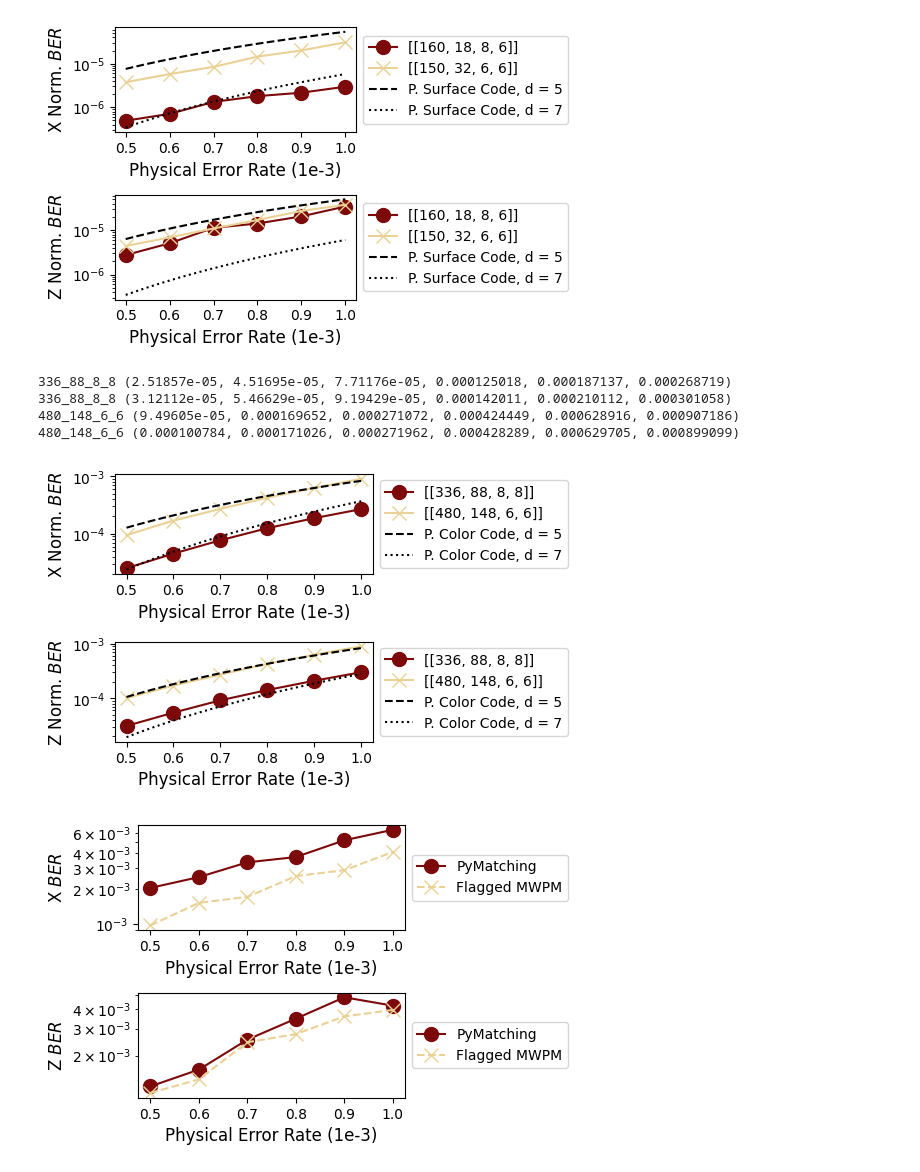
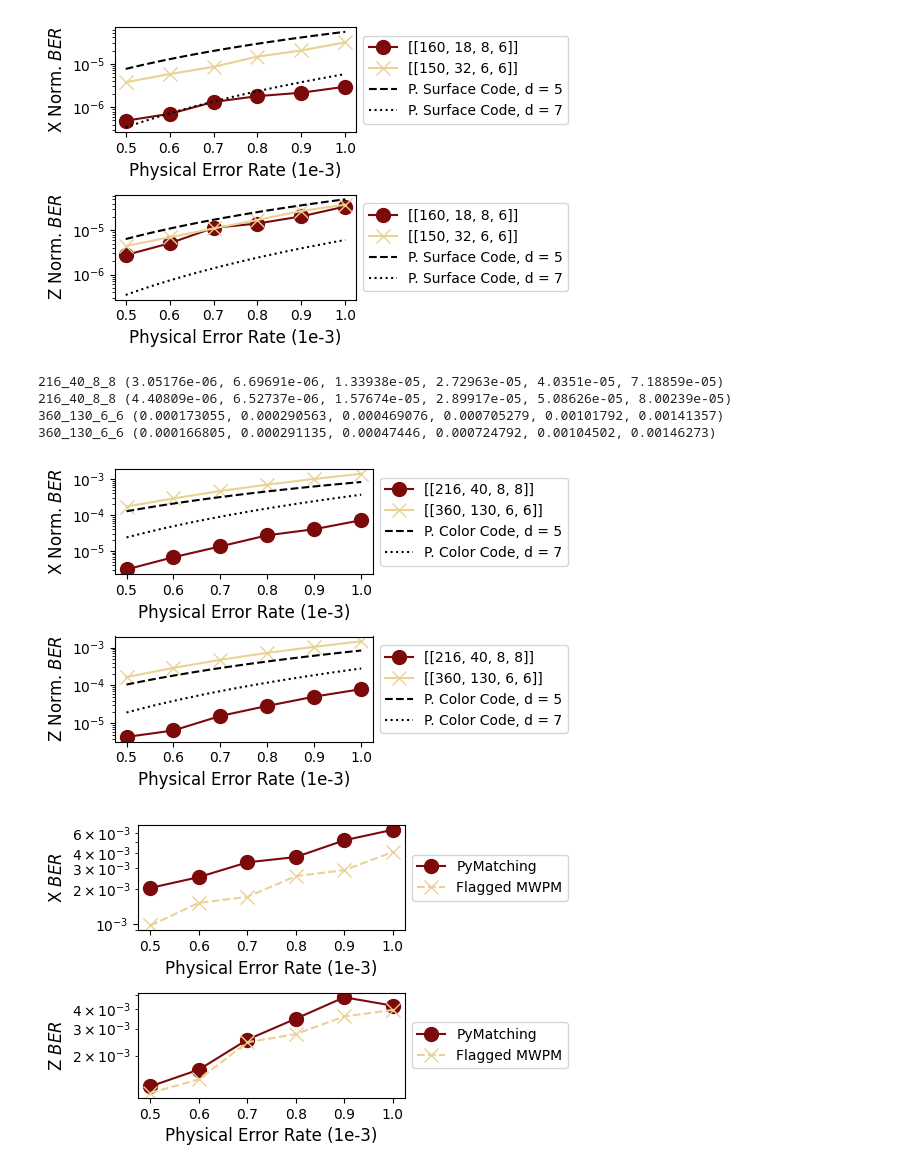
Before and after one commit to suhaskvittal/qontra, a Jupyter notebook: scripts/protean/plots.ipynb, the cells around one changed output. Cells and saved outputs as stored; diff of their text form; code cells hidden in the pictures.

```diff
--- a/scripts/protean/plots.ipynb
+++ b/scripts/protean/plots.ipynb
@@ -354,7 +355,7 @@ def add_cc_data_to_ax(ax, mem):
     for (i,d) in enumerate([5, 7]):
         x, y = get_hexcc_error_rates(d, mem)
         x = [1000*_x for _x in x]
-        plot_error_rate_curve(ax, x, y, markers[i], 'k', 5, f'C, d = {d}')
+        plot_error_rate_curve(ax, x, y, markers[i], 'k', 5, f'P. Color Code, d = {d}')
 #        ax.plot(x, y, markers[i], color='k', ms=5, label=f'CC, d = {d}')
 
 
@@ -399,34 +400,34 @@ plt.savefig('plots/figure_17.pdf', bbox_inches='tight')
 # %%
 #
 # FIGURE 18
 #
 fig, (ax1, ax2) = plt.subplots(2, 1)
 fig.set_size_inches(5.5, 3.5)
 
-codes = [('4_8', '336_88_8_8'), ('4_10', '480_148_6_6')]
+codes = [('4_6', '216_40_8_8'), ('5_8', '360_130_6_6')]
 markers = ['o-', 'x-', '^-', '^-']
 #markers = ['-', '-.']
 colors = [c1, c3, c2]
 for (i, (sf, c)) in enumerate(codes):
     add_code_data_to_ax(ax1, 'hycc', sf, c, markers[i], colors[i])
     add_code_data_to_ax(ax2, 'hycc', sf, c, markers[i], colors[i], True)
 
 add_cc_data_to_ax(ax1, 'z')
 add_cc_data_to_ax(ax2, 'x')
 for ax in (ax1, ax2):
     ax.set_xlabel('Physical Error Rate (1e-3)', fontsize=12)
     ax.set_yscale('log')
     ax.legend(fontsize=10, bbox_to_anchor=(1.0, 0.5), loc='center left')
 ax1.set_ylabel('X Norm. $BER$', fontsize=12)
 ax2.set_ylabel('Z Norm. $BER$', fontsize=12)
 plt.tight_layout()
 plt.savefig('plots/figure_18.pdf', bbox_inches='tight')
 # %% [output]
-336_88_8_8 (2.51857e-05, 4.51695e-05, 7.71176e-05, 0.000125018, 0.000187137, 0.000268719)
-336_88_8_8 (3.12112e-05, 5.46629e-05, 9.19429e-05, 0.000142011, 0.000210112, 0.000301058)
-480_148_6_6 (9.49605e-05, 0.000169652, 0.000271072, 0.000424449, 0.000628916, 0.000907186)
-480_148_6_6 (0.000100784, 0.000171026, 0.000271962, 0.000428289, 0.000629705, 0.000899099)
+216_40_8_8 (3.05176e-06, 6.69691e-06, 1.33938e-05, 2.72963e-05, 4.0351e-05, 7.18859e-05)
+216_40_8_8 (4.40809e-06, 6.52737e-06, 1.57674e-05, 2.89917e-05, 5.08626e-05, 8.00239e-05)
+360_130_6_6 (0.000173055, 0.000290563, 0.000469076, 0.000705279, 0.00101792, 0.00141357)
+360_130_6_6 (0.000166805, 0.000291135, 0.00047446, 0.000724792, 0.00104502, 0.00146273)
-[figure, old version]
+[figure, new version]
 # %%
 #
 # FIGURE 19
```
Also changed, not shown: parts of 4 cells of this notebook, 8 other files.
